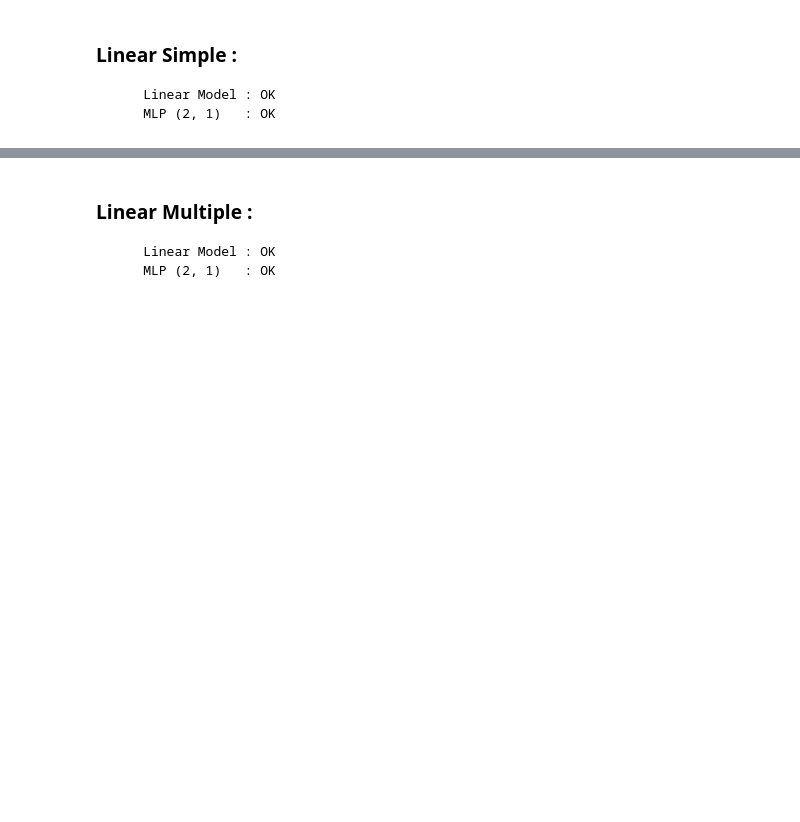
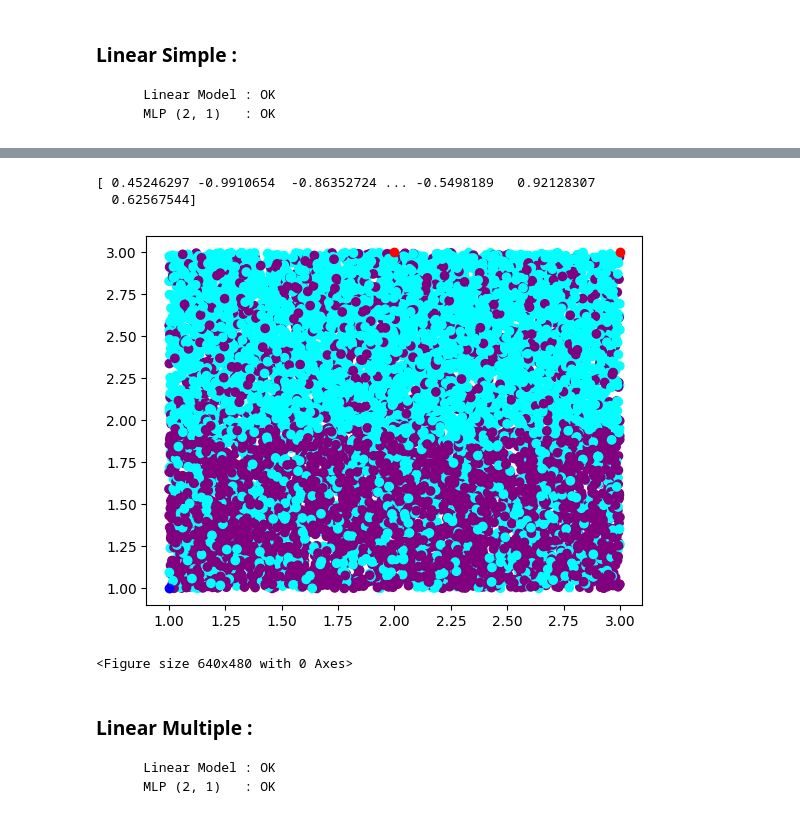
Before and after one commit to Elbub/3IABD2---Projet-annuel, a Jupyter notebook: tests_interops/notebook_test_interops_pmc_classification.ipynb, the cells around one changed output, grey strips where cells are left out. Drawn from its saved outputs; the diff is of its cells as text; code cells hidden in the pictures; blank space fills up the shorter version.

```diff
--- a/tests_interops/notebook_test_interops_pmc_classification.ipynb
+++ b/tests_interops/notebook_test_interops_pmc_classification.ipynb
@@ -53,0 +72,9 @@ w_array_ptr = my_lib.generate_random_mpl_w(label_ptr_for_w, layers)
+# %%
+X_flat = X.flatten()
+# %%
+LP_c_float = ctypes.POINTER(ctypes.c_float)
+x_to_predict = (ctypes.c_float * len(X_flat))(*X_flat)
+x_to_predict_ptr = ctypes.cast(x_to_predict, LP_c_float)
+LP_c_float = ctypes.POINTER(ctypes.c_float)
+y_to_predict = (ctypes.c_float * len(Y))(*Y)
+y_to_predict_ptr = ctypes.cast(y_to_predict, LP_c_float)
@@ -53,0 +142,48 @@ w_array_ptr = my_lib.generate_random_mpl_w(label_ptr_for_w, layers)
+# %%
+pmc_predict_ptr = my_lib.multi_layer_perceptron_predict(
+    pmc_trained_model_ptr, # pointeur vers le modele entrainé
+    x_to_predict_ptr_mlp, # pointeur vers le dataset à prédire
+    len(X_to_predict), # nombre d'éléments du dataset
+    len(X_to_predict[0]), # dimension des éléments du dataset
+    1, # number of classes to predict
+    layers_ptr_pmc, # pointeur vers la forme de pmc
+    number_of_layers, # number of layers
+    True, # is classification
+)
+
+pmc_predict_model = np.ctypeslib.as_array(pmc_predict_ptr,(1*len(X_to_predict),))
+print(pmc_predict_model)
+# %% [output]
+[ 0.45246297 -0.9910654  -0.86352724 ... -0.5498189   0.92128307
+  0.62567544]
+# %%
+predicted_labels = []
+predicted_x_1 = []
+predicted_x_2 = []
+
+for i in range(len(X_to_predict)) :
+    if i%2 == 0 :
+        predicted_x_1.append(X_to_predict[i])
+    else :
+        predicted_x_2.append(X_to_predict[i])
+
+for y in pmc_predict_model :
+    if y < 0 :
+        predicted_labels.append('cyan')
+    else :
+        predicted_labels.append('purple')
+# %%
+predicted_labels = []
+predicted_x_1 = []
+predicted_x_2 = []
+
+for x1 in range(100* min(X_to_predict[:, 0]), 100* max(X_to_predict[:, 0])):
+    for x2 in range(100* min(X_to_predict[:, 1]), 100* max(X_to_predict[:, 1])):
+        predicted_x_1.append(x1/100)
+        predicted_x_2.append(x2/100)
+
+for y in pmc_predict_model :
+    if y < 0 :
+        predicted_labels.append('cyan')
+    else :
+        predicted_labels.append('purple')
@@ -54,8 +199,14 @@ w_array_ptr = my_lib.generate_random_mpl_w(label_ptr_for_w, layers)
 # %%
+plt.scatter(predicted_x_1, predicted_x_2, c=predicted_labels)
+#plt.scatter(predicted_x1, predicted_x2, c=predicted_labels_full)
+
 plt.scatter(X[0, 0], X[0, 1], color='blue')
 plt.scatter(X[1:3,0], X[1:3,1], color='red')
 plt.show()
 plt.clf()
+# %% [output]
+[figure, added]
+<Figure size 640x480 with 0 Axes>
 # %% [markdown]
 ### Linear Multiple :
         Linear Model : OK
```
Also changed, not shown: parts of 12 cells of this notebook, 1 other file.
